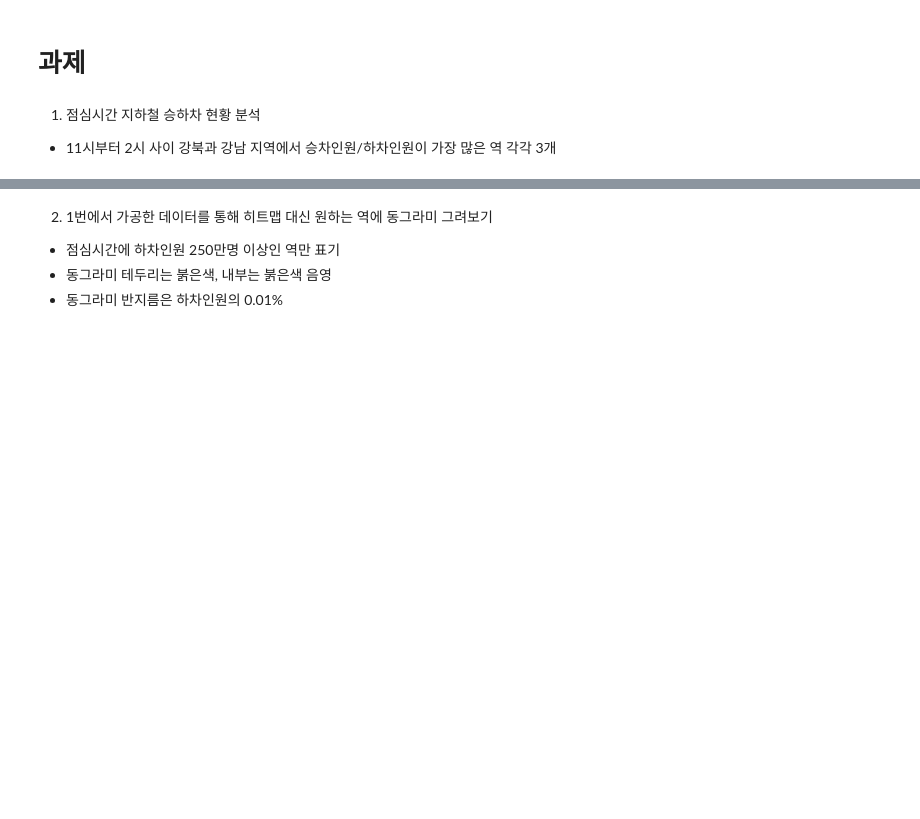
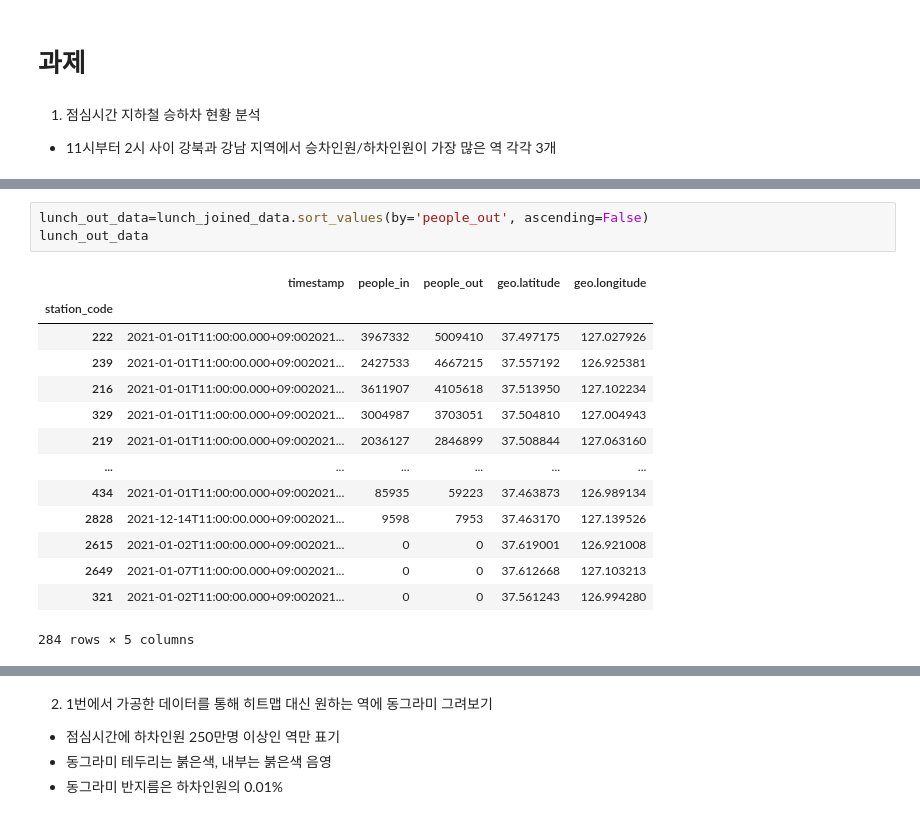
Before and after one commit to sojoyfulyouth/Pandas_DataAnalysis, a Jupyter notebook: Subway_Project/Subway_Project.ipynb, the cells around one changed output, grey strips where cells are left out. Cells and saved outputs as stored; diff of their text form; blank space fills up the shorter version.

```diff
--- a/Subway_Project/Subway_Project.ipynb
+++ b/Subway_Project/Subway_Project.ipynb
@@ -205,0 +426,18 @@ lunch_data
+# %%
+lunch_out_data=lunch_joined_data.sort_values(by='people_out', ascending=False)
+lunch_out_data
+# %% [output]
+|  | timestamp | people_in | people_out | geo.latitude | geo.longitude |
+| station_code |  |  |  |  |  |
+| 222 | 2021-01-01T11:00:00.000+09:002021... | 3967332 | 5009410 | 37.497175 | 127.027926 |
+| 239 | 2021-01-01T11:00:00.000+09:002021... | 2427533 | 4667215 | 37.557192 | 126.925381 |
+| 216 | 2021-01-01T11:00:00.000+09:002021... | 3611907 | 4105618 | 37.513950 | 127.102234 |
+| 329 | 2021-01-01T11:00:00.000+09:002021... | 3004987 | 3703051 | 37.504810 | 127.004943 |
+| 219 | 2021-01-01T11:00:00.000+09:002021... | 2036127 | 2846899 | 37.508844 | 127.063160 |
+| ... | ... | ... | ... | ... | ... |
+| 434 | 2021-01-01T11:00:00.000+09:002021... | 85935 | 59223 | 37.463873 | 126.989134 |
+| 2828 | 2021-12-14T11:00:00.000+09:002021... | 9598 | 7953 | 37.463170 | 127.139526 |
+| 2615 | 2021-01-02T11:00:00.000+09:002021... | 0 | 0 | 37.619001 | 126.921008 |
+| 2649 | 2021-01-07T11:00:00.000+09:002021... | 0 | 0 | 37.612668 | 127.103213 |
+| 321 | 2021-01-02T11:00:00.000+09:002021... | 0 | 0 | 37.561243 | 126.994280 |
+284 rows × 5 columns
```
Also changed, not shown: parts of 30 cells of this notebook.
